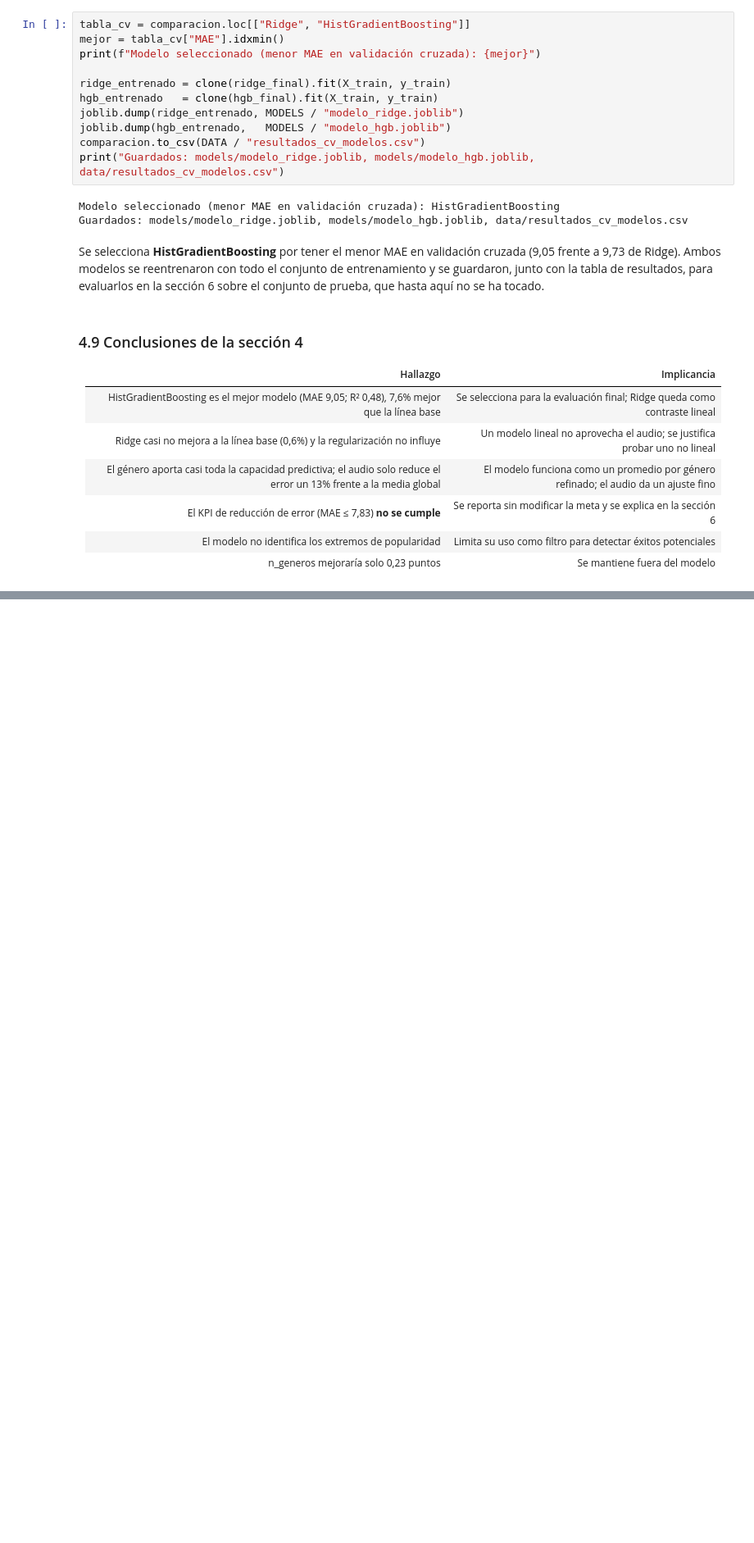
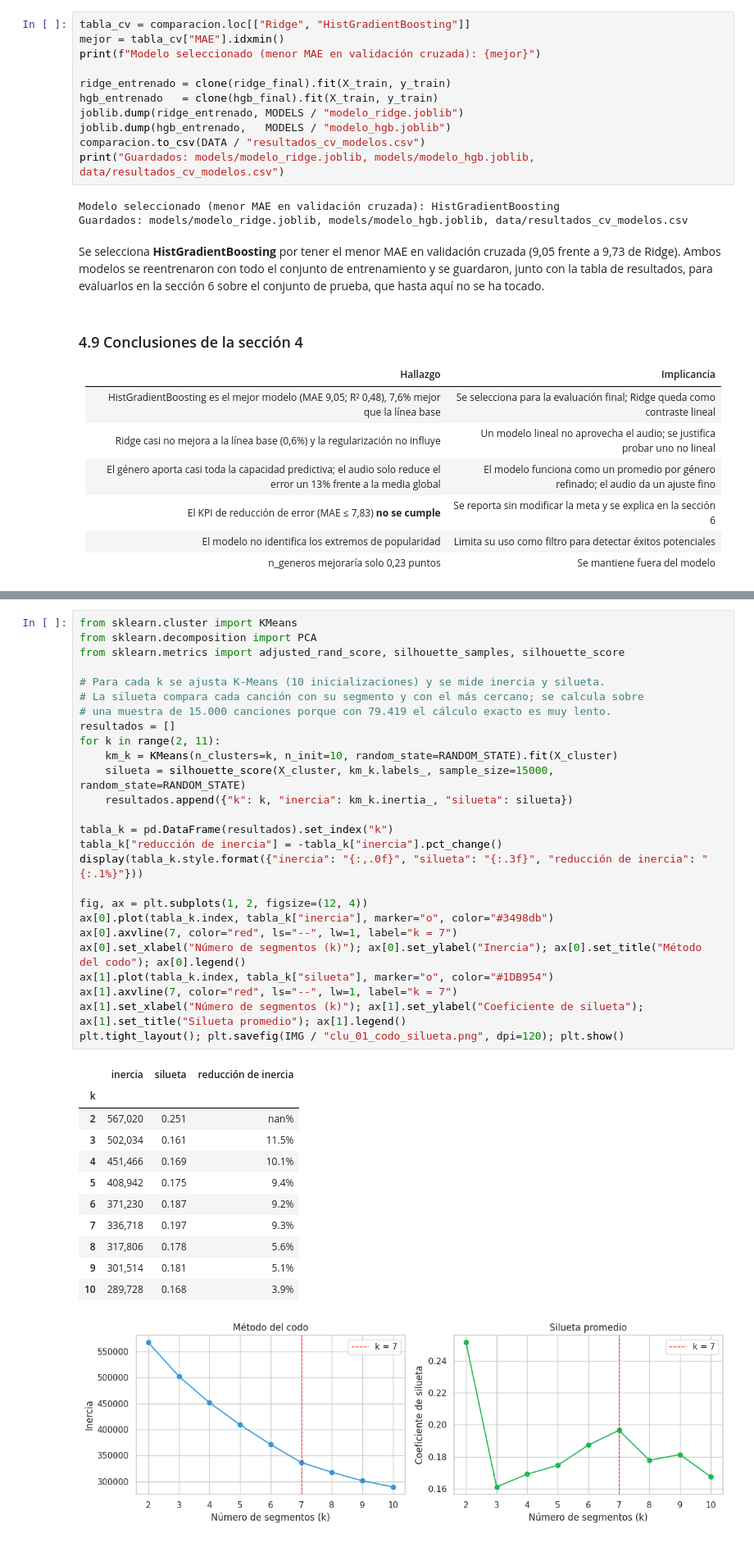
Before and after one commit to JeanBiza/ep-ml-spotify, a Jupyter notebook: notebook/EP2_ML.ipynb, the cells around one changed output, grey strips where cells are left out. Shown at 82% size. Saved outputs shown, nothing was run; the diff lists cells and outputs as text; blank space fills up the shorter version.

```diff
--- a/notebook/EP2_ML.ipynb
+++ b/notebook/EP2_ML.ipynb
@@ -955,0 +974,39 @@ Se selecciona **HistGradientBoosting** por tener el menor MAE en validación cru
+# %%
+from sklearn.cluster import KMeans
+from sklearn.decomposition import PCA
+from sklearn.metrics import adjusted_rand_score, silhouette_samples, silhouette_score
+
+# Para cada k se ajusta K-Means (10 inicializaciones) y se mide inercia y silueta.
+# La silueta compara cada canción con su segmento y con el más cercano; se calcula sobre
+# una muestra de 15.000 canciones porque con 79.419 el cálculo exacto es muy lento.
+resultados = []
+for k in range(2, 11):
+    km_k = KMeans(n_clusters=k, n_init=10, random_state=RANDOM_STATE).fit(X_cluster)
+    silueta = silhouette_score(X_cluster, km_k.labels_, sample_size=15000, random_state=RANDOM_STATE)
+    resultados.append({"k": k, "inercia": km_k.inertia_, "silueta": silueta})
+
+tabla_k = pd.DataFrame(resultados).set_index("k")
+tabla_k["reducción de inercia"] = -tabla_k["inercia"].pct_change()
+display(tabla_k.style.format({"inercia": "{:,.0f}", "silueta": "{:.3f}", "reducción de inercia": "{:.1%}"}))
+
+fig, ax = plt.subplots(1, 2, figsize=(12, 4))
+ax[0].plot(tabla_k.index, tabla_k["inercia"], marker="o", color="#3498db")
+ax[0].axvline(7, color="red", ls="--", lw=1, label="k = 7")
+ax[0].set_xlabel("Número de segmentos (k)"); ax[0].set_ylabel("Inercia"); ax[0].set_title("Método del codo"); ax[0].legend()
+ax[1].plot(tabla_k.index, tabla_k["silueta"], marker="o", color="#1DB954")
+ax[1].axvline(7, color="red", ls="--", lw=1, label="k = 7")
+ax[1].set_xlabel("Número de segmentos (k)"); ax[1].set_ylabel("Coeficiente de silueta"); ax[1].set_title("Silueta promedio"); ax[1].legend()
+plt.tight_layout(); plt.savefig(IMG / "clu_01_codo_silueta.png", dpi=120); plt.show()
+# %% [output]
+|  | inercia | silueta | reducción de inercia |
+| k |  |  |  |
+| 2 | 567,020 | 0.251 | nan% |
+| 3 | 502,034 | 0.161 | 11.5% |
+| 4 | 451,466 | 0.169 | 10.1% |
+| 5 | 408,942 | 0.175 | 9.4% |
+| 6 | 371,230 | 0.187 | 9.2% |
+| 7 | 336,718 | 0.197 | 9.3% |
+| 8 | 317,806 | 0.178 | 5.6% |
+| 9 | 301,514 | 0.181 | 5.1% |
+| 10 | 289,728 | 0.168 | 3.9% |
+[figure, added]
```
Also changed, not shown: parts of 15 cells of this notebook.
